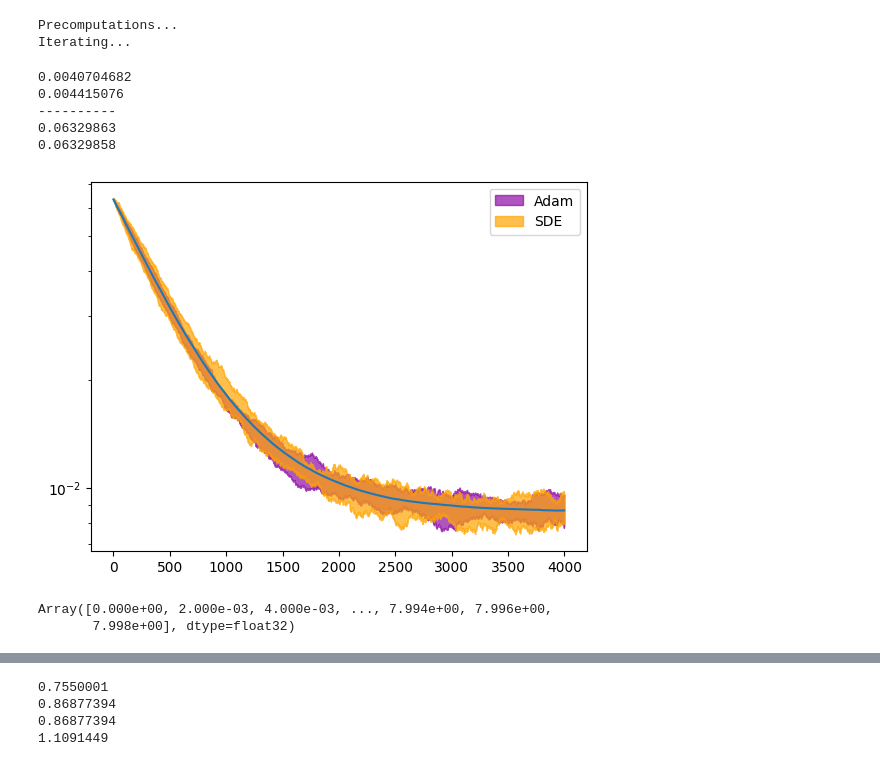
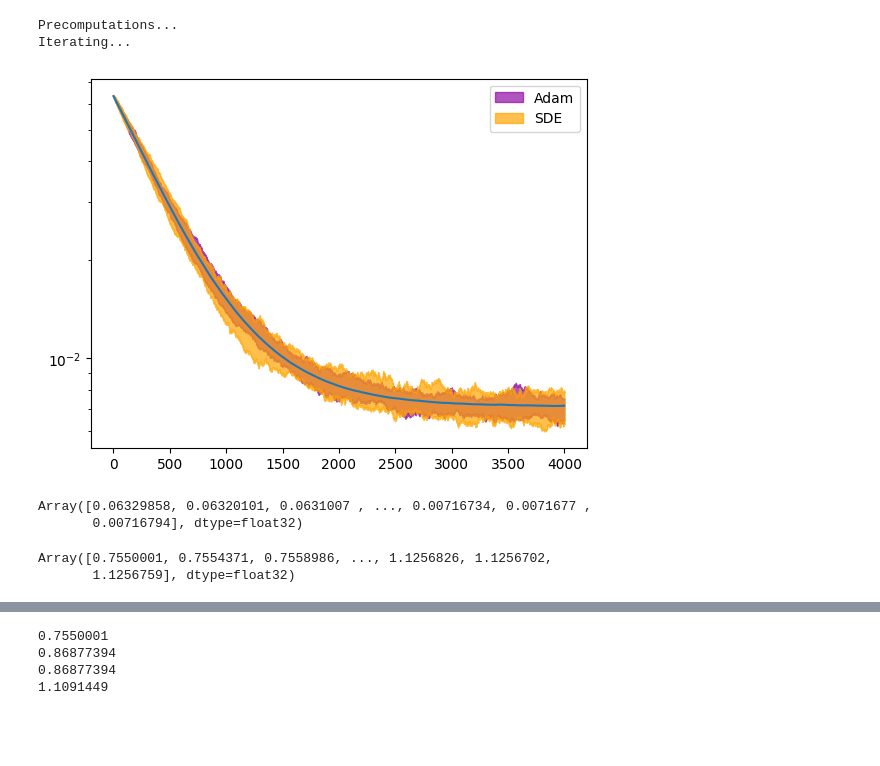
Before and after one commit to nmarzz/adam, a Jupyter notebook: adam_scratch.ipynb, the cells around one changed output, grey strips where cells are left out. Drawn from its saved outputs; the diff is of its cells as text; code cells hidden in the pictures; blank space fills up the shorter version.

Commit message:
working logreg

```diff
--- a/adam_scratch.ipynb
+++ b/adam_scratch.ipynb
@@ -474,7 +486,7 @@ K = jnp.diag(jnp.linspace(0.01, 1.5, d))
 # K = np.eye(d)
 Kbar = jnp.sqrt(K)
 # %%
-num_runs = 15
+num_runs = 20
 run_data = []
 Vs_data = []
 
@@ -483,6 +495,22 @@ Vs_data = []
 #     r1 = r[:,0]
 #     r2 = r[:,1]
 #     return r1 - r2
+from jax.nn import sigmoid as sig
+
+def logreg(data, theta):
+    logits = jnp.dot(data, theta)
+    probabilities = sig(logits)
+    return probabilities
+
+def grad_logreg(theta, data, target):
+    p_student = logreg(data, theta)
+    return (p_student - target) * data
+
+@jit
+def f_logreg(r):
+    r1 = r[:,:,0]
+    r2 = r[:,:,1]
+    return sig(r1) - sig(r2)
 
 @jax.jit
 def f_linreg(r):
@@ -505,12 +533,15 @@ for i in tqdm(range(num_runs)):
     data = jax.random.multivariate_normal(sub1, mean=jnp.zeros(d), cov=K, shape=(n,))
     eps = jax.random.normal(sub2, shape=(n,)) * noise_std
 
-    targets = data @ xstar - eps
+    # targets = data @ xstar - eps # for linear regression
+    targets = logreg(data, xstar)  # for student-teacher logistic regression targets
 
-    adam_risk, adam_time = one_pass_adam(risk, grad_linreg, K, data, targets, x0, xstar,lrk,beta1,beta2)
+    adam_risk, adam_time = one_pass_adam(risk, grad_logreg, K, data, targets, x0, xstar,lrk,beta1,beta2)
+    # adam_risk, adam_time = one_pass_adam(risk, grad_linreg, K, data, targets, x0, xstar,lrk,beta1,beta2)
     key = jax.random.PRNGKey(np.random.randint(0, 10000))
 
-    sde_vals, sde_times = adam_sde_diag(risk, f_linreg, T, lr, K, Kbar, beta2, x0, xstar, d, key=key)
+    sde_vals, sde_times = adam_sde_diag(risk, f_logreg, T, lr, K, Kbar, beta2, x0, xstar, d, key=key)
+    # sde_vals, sde_times = adam_sde_diag(risk, f_linreg, T, lr, K, Kbar, beta2, x0, xstar, d, key=key)
     # Vs_data.append(Vs)
     run_data.append(adam_risk)
     sde_vals_all_linreg.append(sde_vals)
@@ -521,7 +552,8 @@ sde_vals_all_linreg = jnp.array(sde_vals_all_linreg)  # Shape: (num_runs, num_st
 run_data = jnp.array(run_data)
 # Vs_data = jnp.array(Vs_data)
 
-adam_risk, ode_time, Bs = adam_ode(K, Kbar, T, x0, xstar, lr, beta2, f_linreg, risk_from_B_linreg)
+adam_risk, ode_time, Bs = adam_ode(K, Kbar, T, x0, xstar, lr, beta2, f_logreg, risk_from_B_logreg)
+# adam_risk, ode_time, Bs = adam_ode(K, Kbar, T, x0, xstar, lr, beta2, f_linreg, risk_from_B_linreg)
 # %% [output]
 Precomputations...
 Iterating...
@@ -533,48 +565,43 @@ sgd_color = plt.get_cmap(cmap)(0.3)
 hsgd_color = plt.get_cmap(cmap)(0.9)
 ode_color = plt.get_cmap(cmap)(1)
 
 
 #### Compute the quantiles
 confidence = 0.8
 q_low = (1-confidence)/2
 q_high = 1/2 + confidence/2
 
 adam_low = np.quantile(run_data,q_low,axis = 0)
 adam_high = np.quantile(run_data,q_high,axis = 0)
 
 sde_low = np.quantile(sde_vals_all_linreg,q_low,axis = 0)
 sde_high = np.quantile(sde_vals_all_linreg,q_high,axis = 0)
 
 # plt.yscale('log')
 # plt.xscale('log')
 
 # print(adam_high[-1])
 # print(adam_high[100])
 # print(adam_high[200])
 
 plt.yscale('log')
 
-print(0.0040704682)
-print(np.max(adam_high - adam_low))
-print('-' * 10)
-print(adam_low[0])
-print(adam_risk[0])
-
 plt.fill_between(adam_time, adam_low, adam_high, color= sgd_color, alpha=0.7, label = 'Adam')
 plt.fill_between(sde_times * d, sde_low, sde_high, color= 'orange', alpha=0.7, label = 'SDE')
-plt.plot(ode_time * d, adam_risk)
+# plt.plot(ode_time * d, adam_risk)
+plt.plot(ode_time * d, ((Bs[:,0,0] + Bs[:,1,1] - 2*Bs[:,0,1])/2))
 # plt.xlim([0,200])
 plt.legend()
 plt.show()
 # %% [output]
-0.0040704682
-0.004415076
-----------
-0.06329863
-0.06329858
-[figure, old version]
+[figure, new version]
-# %%
-ode_time
-# %% [output]
-Array([0.000e+00, 2.000e-03, 4.000e-03, ..., 7.994e+00, 7.996e+00,
-       7.998e+00], dtype=float32)
+# %%
+((Bs[:,0,0] + Bs[:,1,1] - 2*Bs[:,0,1])/2)
+# %% [output]
+Array([0.06329858, 0.06320101, 0.0631007 , ..., 0.00716734, 0.0071677 ,
+       0.00716794], dtype=float32)
+# %%
+Bs[:,0,0]
+# %% [output]
+Array([0.7550001, 0.7554371, 0.7558986, ..., 1.1256826, 1.1256702,
+       1.1256759], dtype=float32)
```
Also changed, not shown: parts of 6 cells of this notebook.
